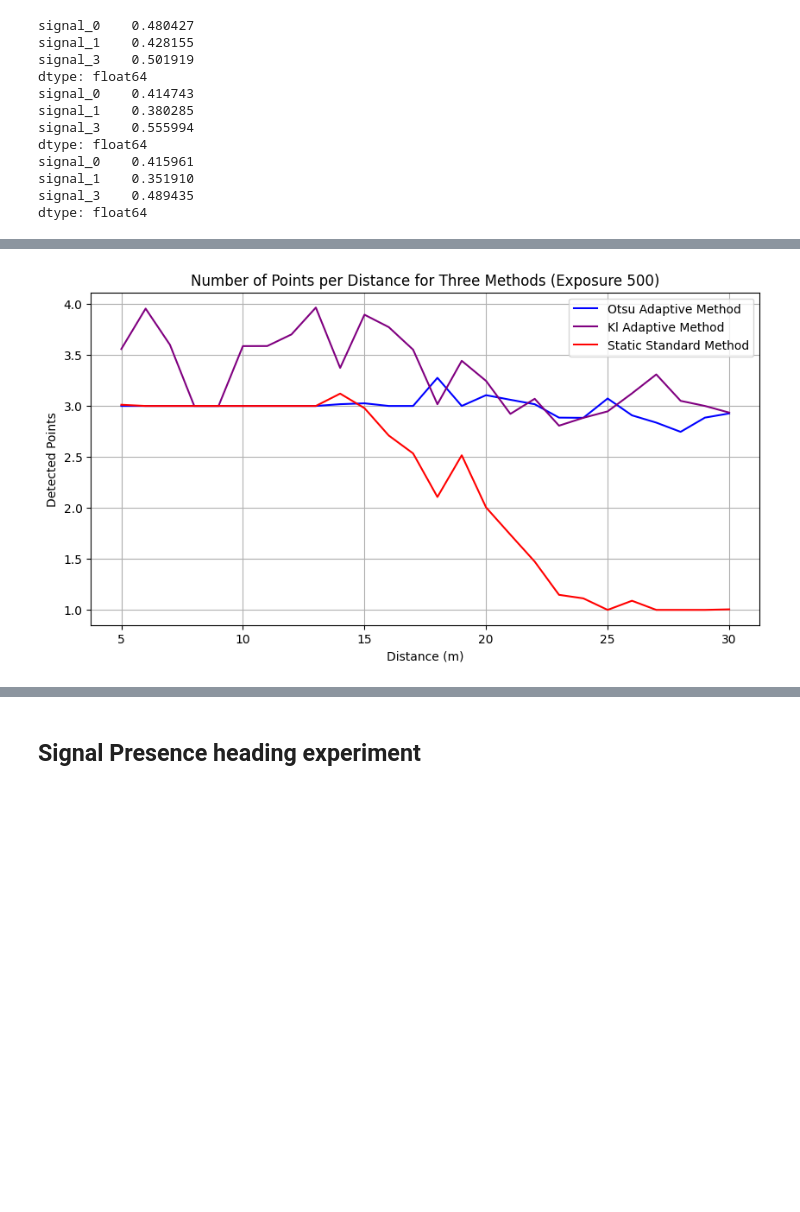
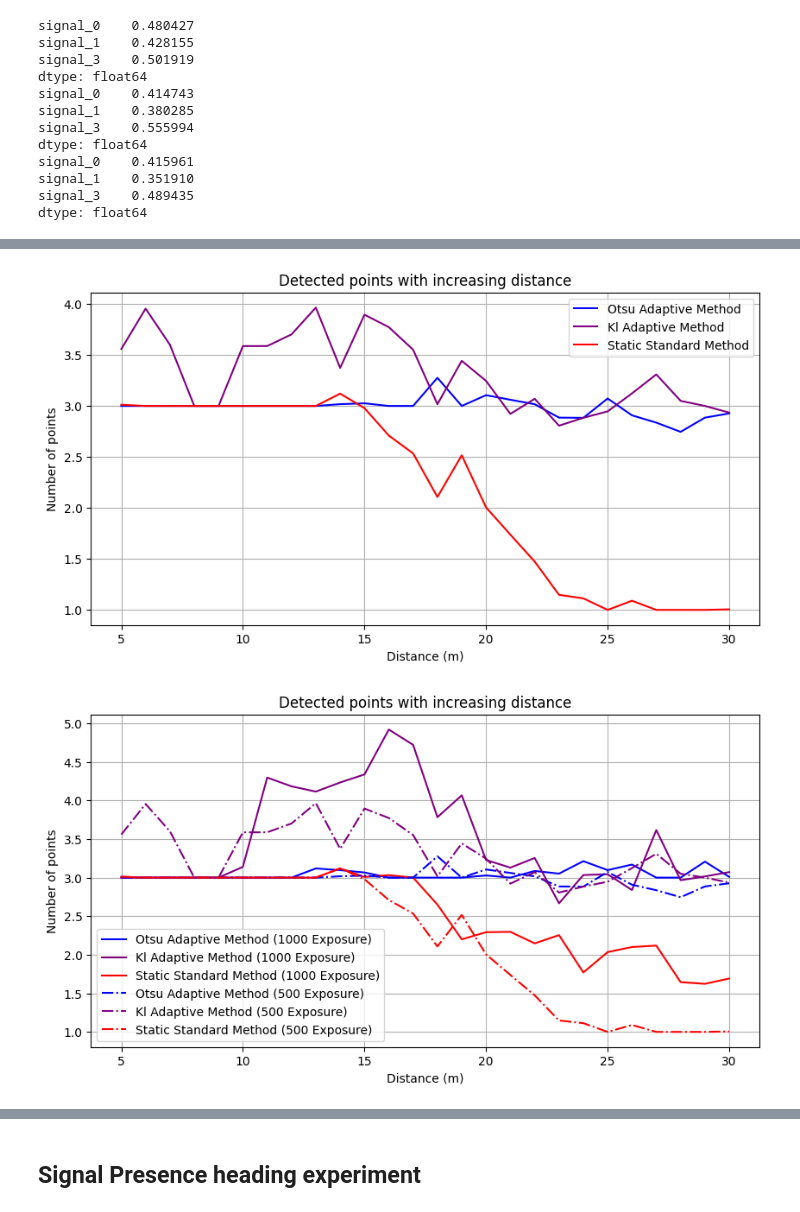
Before and after one commit to MarlonRiv/uvdar_core, a Jupyter notebook: scripts/Processing_evaluation_distance.ipynb, the cells around one changed output, grey strips where cells are left out. Cells and saved outputs as stored; diff of their text form; code cells hidden in the pictures; blank space fills up the shorter version.

```diff
--- a/scripts/Processing_evaluation_distance.ipynb
+++ b/scripts/Processing_evaluation_distance.ipynb
@@ -2169,16 +2337,16 @@ dtype: float64
 data_adaptive_ex500['rounded_distance'] = data_adaptive_ex500['relative_distance_y'].round()
 
 #Otsu number of points per distance
-otsu_num_points = data_adaptive_ex500.groupby('rounded_distance')['num_points'].mean().reset_index()
+otsu_num_points_500 = data_adaptive_ex500.groupby('rounded_distance')['num_points'].mean().reset_index()
 
 #grouping by distance and calculating the signal presence rate
 
 data_kl_adaptive_ex500['rounded_distance'] = data_kl_adaptive_ex500['relative_distance_y'].round()
 #KL number of points per distance
-kl_num_points = data_kl_adaptive_ex500.groupby('rounded_distance')['num_points'].mean().reset_index()
+kl_num_points_500 = data_kl_adaptive_ex500.groupby('rounded_distance')['num_points'].mean().reset_index()
 
 #standard
 
 data_standard_ex500['rounded_distance'] = data_standard_ex500['relative_distance_y'].round()
 #Standard number of points per distance
-standard_num_points = data_standard_ex500.groupby('rounded_distance')['num_points'].mean().reset_index()
+standard_num_points_500 = data_standard_ex500.groupby('rounded_distance')['num_points'].mean().reset_index()
@@ -2185,17 +2379,35 @@ standard_num_points = data_standard_ex500.groupby('rounded_distance')['num_point
 # %%
 import matplotlib.pyplot as plt
 import numpy as np
 
 #Plot for the number of points per distance
 plt.figure(figsize=(10, 5))
-plt.plot(otsu_num_points['rounded_distance'], otsu_num_points['num_points'], label='Otsu Adaptive Method', color='blue')
-plt.plot(kl_num_points['rounded_distance'], kl_num_points['num_points'], label='Kl Adaptive Method', color='purple')
-plt.plot(standard_num_points['rounded_distance'], standard_num_points['num_points'], label='Static Standard Method', color='red')
-plt.title('Number of Points per Distance for Three Methods (Exposure 500)')
+plt.plot(otsu_num_points_500['rounded_distance'], otsu_num_points_500['num_points'], label='Otsu Adaptive Method', color='blue')
+plt.plot(kl_num_points_500['rounded_distance'], kl_num_points_500['num_points'], label='Kl Adaptive Method', color='purple')
+plt.plot(standard_num_points_500['rounded_distance'], standard_num_points_500['num_points'], label='Static Standard Method', color='red')
+plt.title('Detected points with increasing distance')
 plt.xlabel('Distance (m)')
-plt.ylabel('Detected Points')
+plt.ylabel('Number of points')
 plt.legend(loc='best')
 plt.grid(True)
 plt.show()
+
+#Now print with comparin with 1000 exposure
+
+#Plot for the number of points per distance
+plt.figure(figsize=(10, 5))
+plt.plot(otsu_num_points_1000['rounded_distance'], otsu_num_points_1000['num_points'], label='Otsu Adaptive Method (1000 Exposure)', color='blue')
+plt.plot(kl_num_points_1000['rounded_distance'], kl_num_points_1000['num_points'], label='Kl Adaptive Method (1000 Exposure)', color='purple')
+plt.plot(standard_num_points_1000['rounded_distance'], standard_num_points_1000['num_points'], label='Static Standard Method (1000 Exposure)', color='red')
+plt.plot(otsu_num_points_500['rounded_distance'], otsu_num_points_500['num_points'], label='Otsu Adaptive Method (500 Exposure)', color='blue', linestyle='-.')
+plt.plot(kl_num_points_500['rounded_distance'], kl_num_points_500['num_points'], label='Kl Adaptive Method (500 Exposure)', color='purple', linestyle='-.')
+plt.plot(standard_num_points_500['rounded_distance'], standard_num_points_500['num_points'], label='Static Standard Method (500 Exposure)', color='red', linestyle='-.')
+plt.title('Detected points with increasing distance')
+plt.xlabel('Distance (m)')
+plt.ylabel('Number of points')
+plt.legend(loc='best')
+plt.grid(True)
+plt.show()
 # %% [output]
-[figure, old version]
+[figure, new version]
+[figure, added]
```
Also changed, not shown: parts of 36 cells of this notebook, 9 other files.
